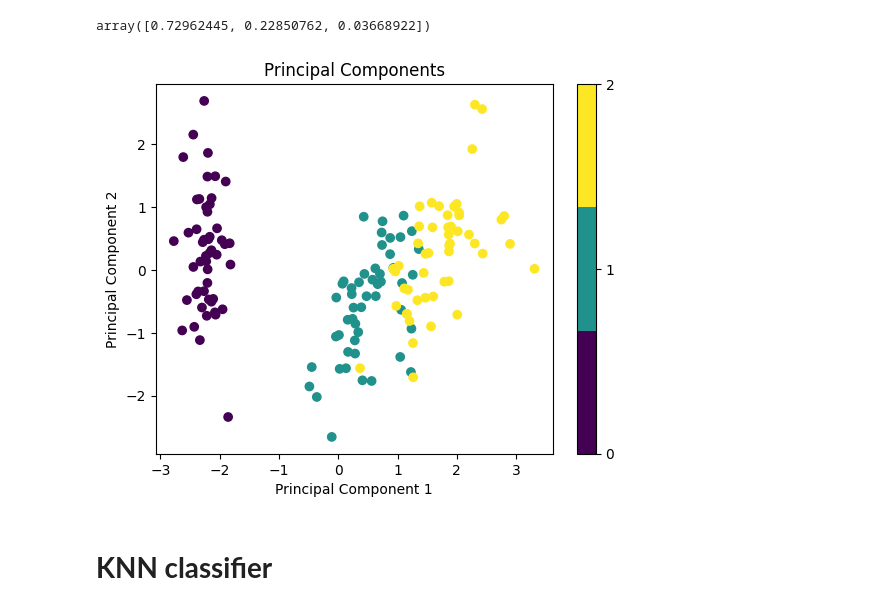
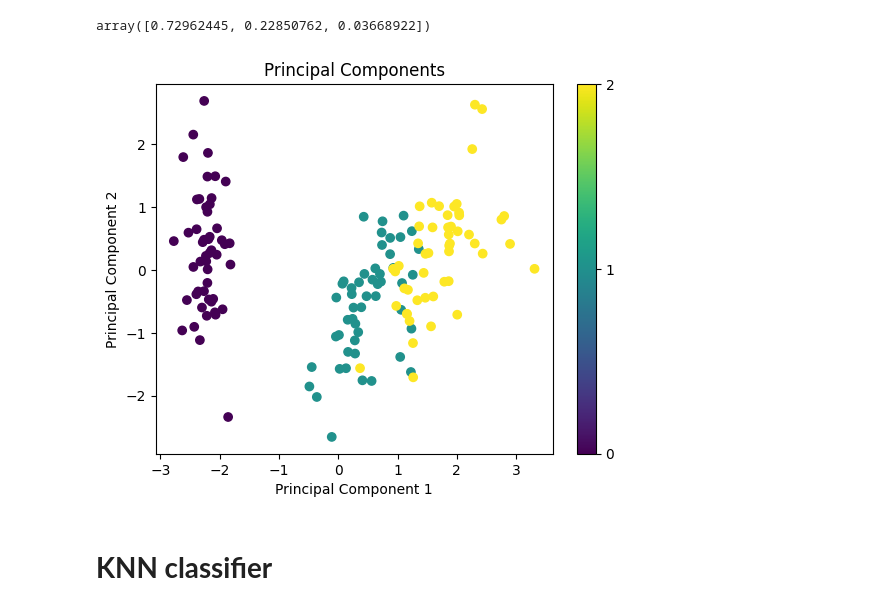
Before and after one commit to itsmuhammed24/MLlabvut, a Jupyter notebook: Lab4.ipynb, the cells around one changed output. Saved outputs shown, nothing was run; the diff lists cells and outputs as text; code cells hidden in the pictures.

```diff
--- a/Lab4.ipynb
+++ b/Lab4.ipynb
@@ -110,15 +110,15 @@ pca.explained_variance_ratio_
 # %% [output]
 array([0.72962445, 0.22850762, 0.03668922])
 # %%
-# Plot the principal components in 2D, mark different targets in color
-plt.scatter(Xpca[:, 0], Xpca[:, 1], c=y, cmap=plt.cm.get_cmap('viridis', len(np.unique(y))))
+# Plot the principal components in 2D, marking different targets in color
+plt.scatter(Xpca[:, 0], Xpca[:, 1], c=y, cmap=plt.cm.viridis)
 plt.colorbar(ticks=np.unique(y))
 plt.xlabel('Principal Component 1')
 plt.ylabel('Principal Component 2')
 plt.title('Principal Components')
 plt.show()
 # %% [output]
-[figure, old version]
+[figure, new version]
 # %% [markdown]
 # **KNN classifier**
 # %%
```
Also changed, not shown: 1 other file.
